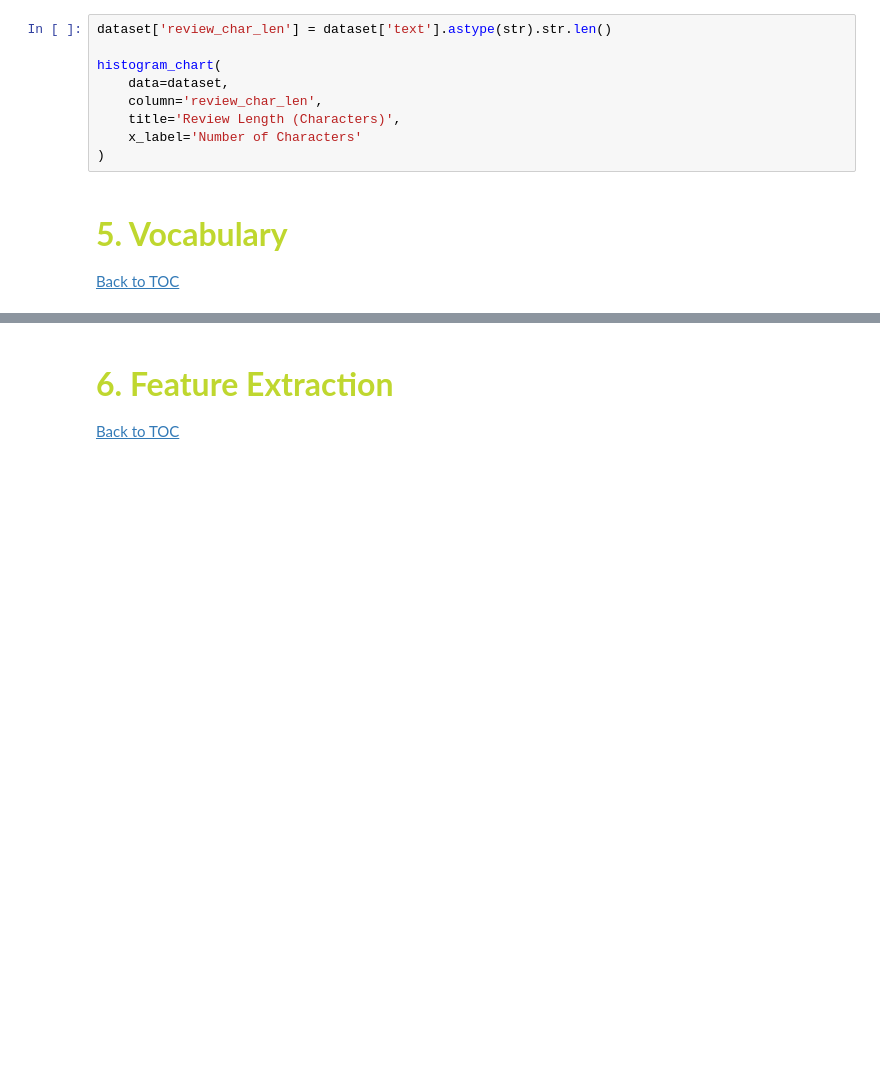
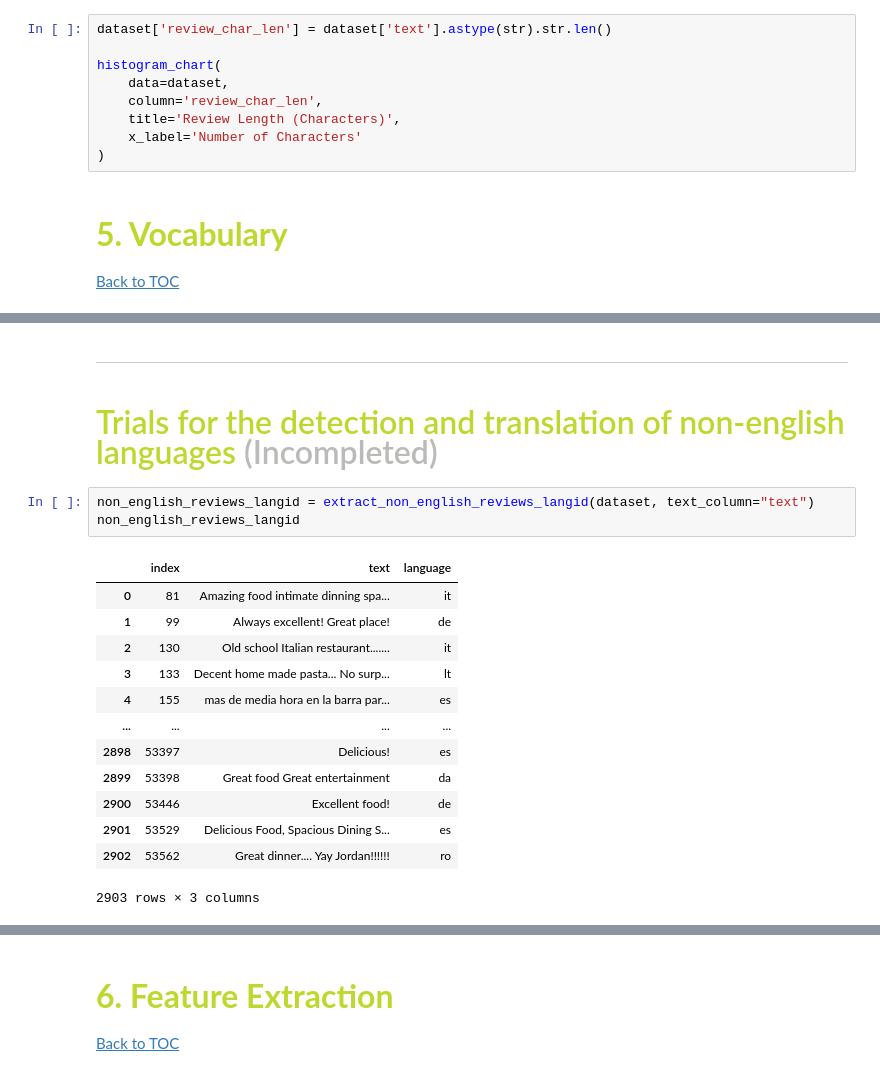
Before and after one commit to beatrizmarques2005/text_mining_in_reviews, a Jupyter notebook: notebooks/02_general_data_prep.ipynb, the cells around one changed output, grey strips where cells are left out. Cells and saved outputs as stored; diff of their text form; blank space fills up the shorter version.

Commit message:
Progressed on translation and detection of nonenglish, correction in histogram chart

```diff
--- a/notebooks/02_general_data_prep.ipynb
+++ b/notebooks/02_general_data_prep.ipynb
@@ -304,0 +325,21 @@ print(non_english_reviews.head())
+# %% [markdown]
+-------------------------------------------------------------------------------------------------------------------
+# %% [markdown]
+###  <font color='#BFD72F' size=6> Trials for the detection and translation of non-english languages <font color='#1616154c' size=6> (Incompleted)
+# %%
+non_english_reviews_langid = extract_non_english_reviews_langid(dataset, text_column="text")
+non_english_reviews_langid
+# %% [output]
+|  | index | text | language |
+| 0 | 81 | Amazing food intimate dinning spa... | it |
+| 1 | 99 | Always excellent! Great place! | de |
+| 2 | 130 | Old school Italian restaurant....... | it |
+| 3 | 133 | Decent home made pasta... No surp... | lt |
+| 4 | 155 | mas de media hora en la barra par... | es |
+| ... | ... | ... | ... |
+| 2898 | 53397 | Delicious! | es |
+| 2899 | 53398 | Great food Great entertainment | da |
+| 2900 | 53446 | Excellent food! | de |
+| 2901 | 53529 | Delicious Food, Spacious Dining S... | es |
+| 2902 | 53562 | Great dinner.... Yay Jordan!!!!!! | ro |
+2903 rows × 3 columns
```
Also changed, not shown: parts of 12 cells of this notebook, 2 other files.
